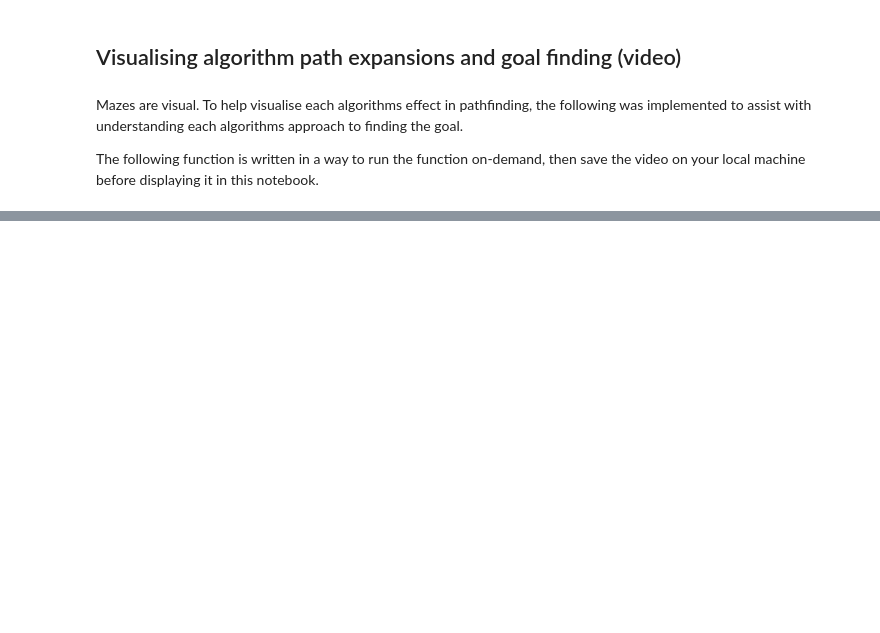
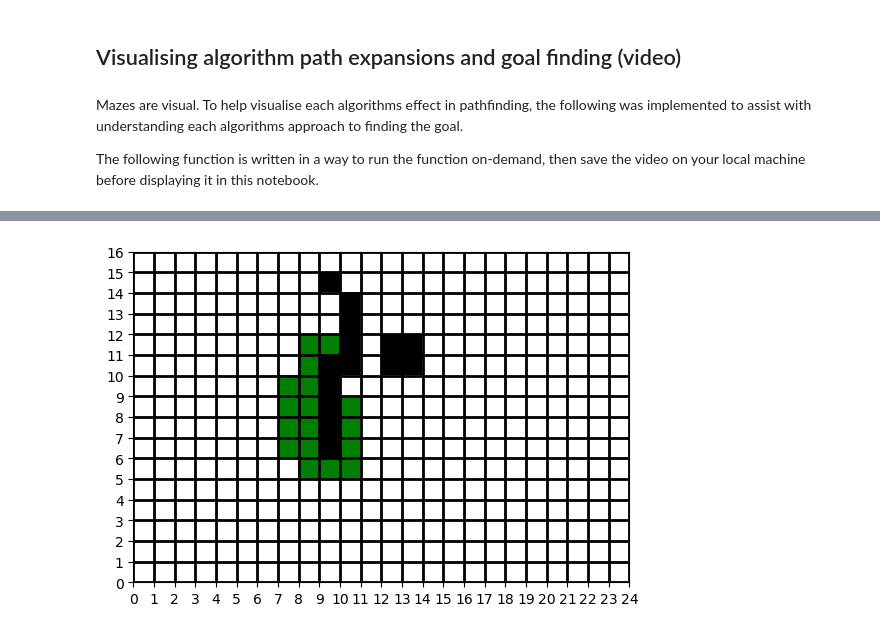
Before and after one commit to AntheaJFW/it5005-assignment-1-grp-39, a Jupyter notebook: Assignment 1 Q1-1.ipynb, the cells around one changed output, grey strips where cells are left out. Saved outputs shown, nothing was run; the diff lists cells and outputs as text; code cells hidden in the pictures; blank space fills up the shorter version.

```diff
--- a/Assignment 1 Q1-1.ipynb
+++ b/Assignment 1 Q1-1.ipynb
@@ -1011,6 +1089,9 @@ def save_and_view_visualisation(
 # %%
 ALGO_MAP = {
     'Breadth first search': breadth_first_search,
+    'Depth first search with cycle check': partial(depth_first_search_with_cycle_check,
+                                                   curnode=maze.initial,
+                                                   current_frontier_size=0),
     'Iterative deepening search': partial(iterative_deepening_search, depth=6),
     'Greedy best first search h': gbfs_search_h,
     'Greedy best first search h2': gbfs_search_h2,
@@ -1022,4 +1103,5 @@ ALGO_MAP = {
 # Please input an algorithm name from the map above.
 # For IDS, it is curried with a depth parameter. Adjust it to
 # change the limit
-save_and_view_visualisation('Iterative deepening search')
+save_and_view_visualisation('Depth first search with cycle check')
+# %% [output]
@@ -1025,0 +1109 @@ save_and_view_visualisation('Iterative deepening search')
+[figure, added]
```
Also changed, not shown: parts of 12 cells of this notebook, 1 other file.
